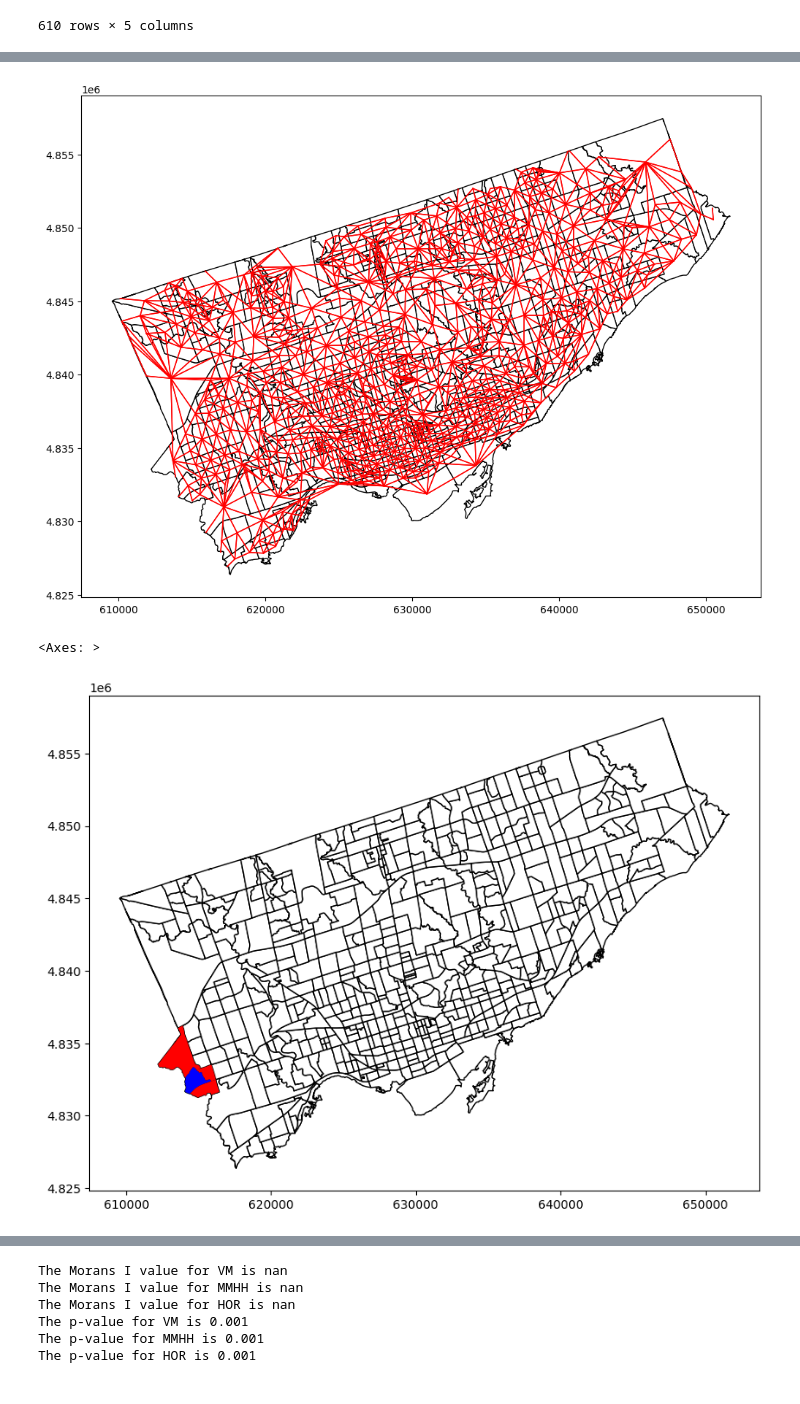
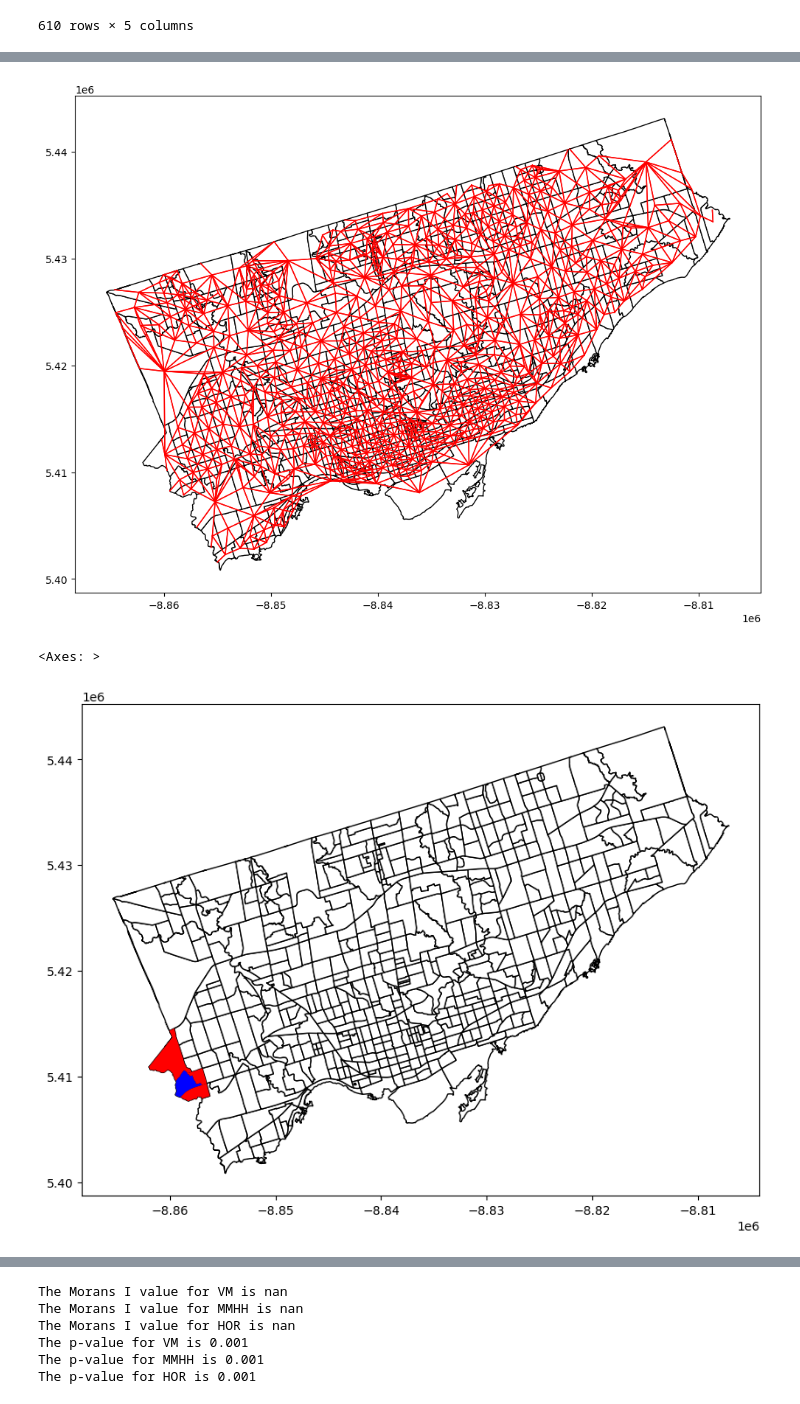
Before and after one commit to polina-gorn/GGR375-Group-Project, a Jupyter notebook: CT_data_map.ipynb, the cells around one changed output, grey strips where cells are left out. Drawn from its saved outputs; the diff is of its cells as text; code cells hidden in the pictures.

```diff
--- a/CT_data_map.ipynb
+++ b/CT_data_map.ipynb
@@ -5,7 +5,7 @@ import matplotlib.pyplot as plt
 
 vm_map = gpd.read_file('./Census tract - Percentage of visible minority/Census tract - Percentage of visible minority, n.i.e..shp')
 
-vm_map.rename(columns={'Value': 'Percentage of visible minority'}, inplace=True)
+vm_map.rename(columns={'Value': 'Percentage_of_visible_minority'}, inplace=True)
 # %%
 from shapely.geometry import box
 import geodatasets
@@ -153,25 +151,25 @@ import esda
 import splot
 from splot.esda import moran_scatterplot
 
-toronto_ct.to_crs('epsg:3857')
+toronto_ct_proj = toronto_ct.to_crs('epsg:3857')
 
-w = lps.weights.Queen.from_dataframe(toronto_ct, use_index=False)
+w = lps.weights.Queen.from_dataframe(toronto_ct_proj, use_index=False)
 
 
 fig, axes = plt.subplots(1, 1, figsize = (12, 12))
-toronto_ct.plot(ax = axes, edgecolor = 'black', facecolor = 'w')
-w.plot(toronto_ct, ax = axes, edge_kws = dict(color = 'r', linewidth = 1),
+toronto_ct_proj.plot(ax = axes, edgecolor = 'black', facecolor = 'w')
+w.plot(toronto_ct_proj, ax = axes, edge_kws = dict(color = 'r', linewidth = 1),
        node_kws = dict(marker = ''));
 # %% [output]
-[figure, old version]
+[figure, new version]
 # %%
-fpt = toronto_ct.loc[[24]]
-fn = toronto_ct.loc[[80,20,22,40,27]]
+fpt = toronto_ct_proj.loc[[24]]
+fn = toronto_ct_proj.loc[[80,20,22,40,27]]
 
 fig, ax = plt.subplots(figsize=(10, 10))
-toronto_ct.plot(ax = ax, edgecolor = 'black', facecolor = 'w')
+toronto_ct_proj.plot(ax = ax, edgecolor = 'black', facecolor = 'w')
 fpt.plot(ax = ax, facecolor = 'b')
 fn.plot(ax = ax, facecolor='r')
 # %% [output]
 <Axes: >
-[figure, old version]
+[figure, new version]
```
Also changed, not shown: parts of 9 cells of this notebook.
